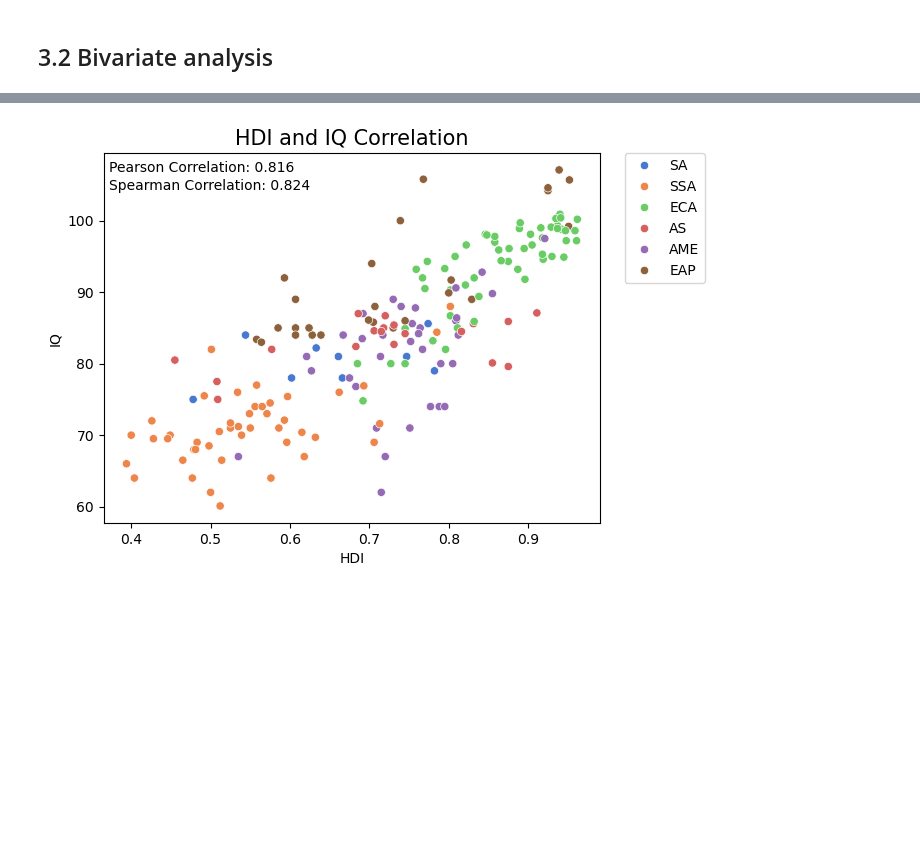
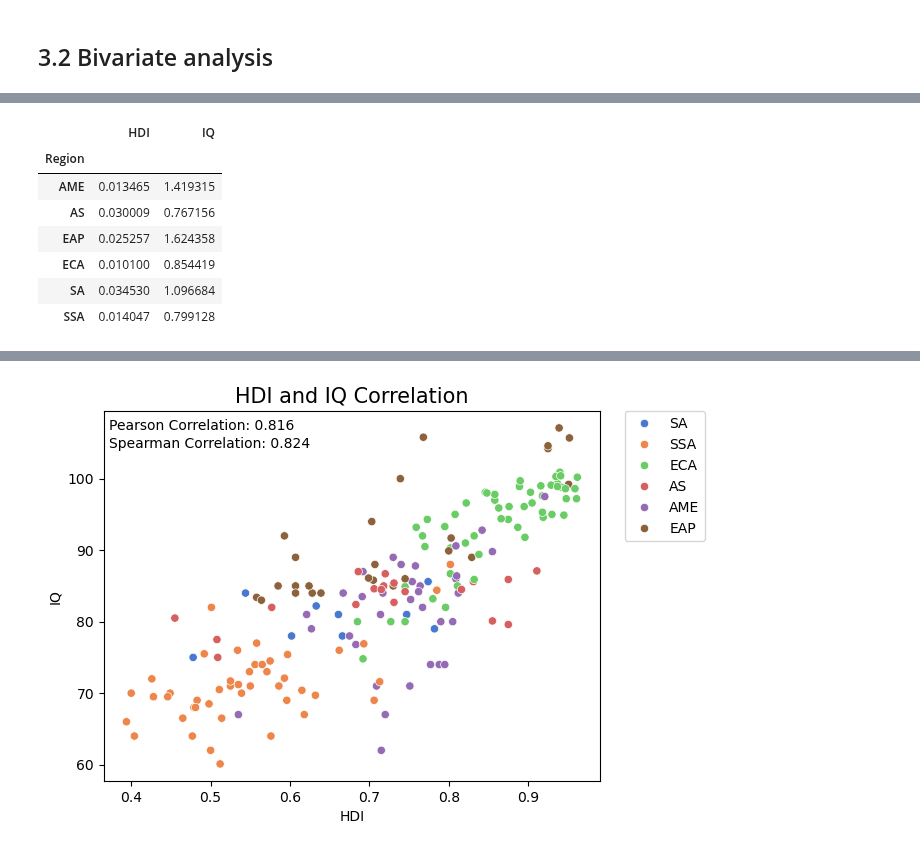
Before and after one commit to jakthehut/HDI-IQ-Analysis, a Jupyter notebook: hdi_iq_analysis_final.ipynb, the cells around one changed output, grey strips where cells are left out. Drawn from its saved outputs; the diff is of its cells as text; code cells hidden in the pictures; blank space fills up the shorter version.

```diff
--- a/hdi_iq_analysis_final.ipynb
+++ b/hdi_iq_analysis_final.ipynb
@@ -732,0 +745,12 @@ Saint Lucia is classified as a lower outlier.
+# %%
+sem_df = merged_df[['Region', 'HDI', 'IQ']].groupby('Region').sem()
+sem_df
+# %% [output]
+|  | HDI | IQ |
+| Region |  |  |
+| AME | 0.013465 | 1.419315 |
+| AS | 0.030009 | 0.767156 |
+| EAP | 0.025257 | 1.624358 |
+| ECA | 0.010100 | 0.854419 |
+| SA | 0.034530 | 1.096684 |
+| SSA | 0.014047 | 0.799128 |
```
Also changed, not shown: parts of 5 cells of this notebook, 1 other file.
